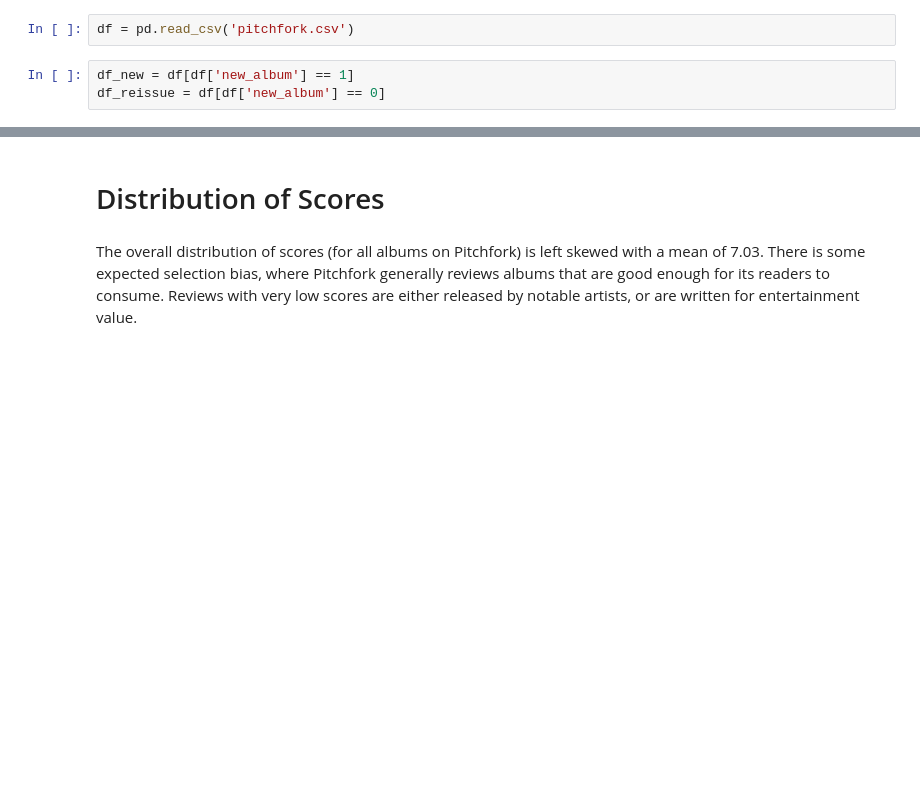
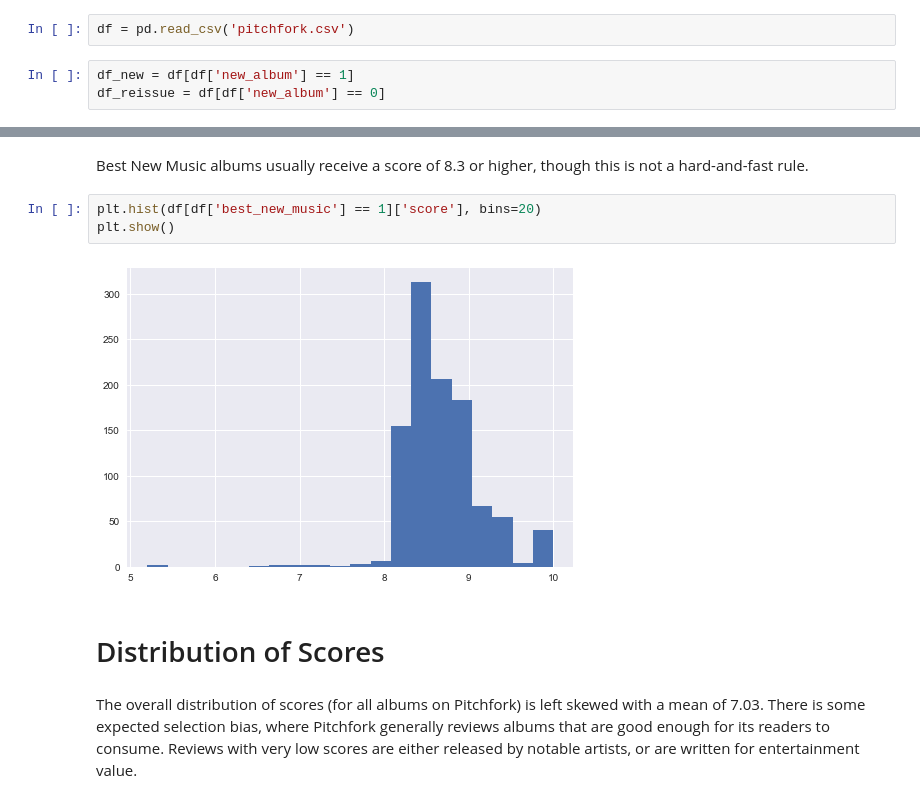
Before and after one commit to andrewjbashford/GalvanizeCapstone, a Jupyter notebook: EDA.ipynb, the cells around one changed output, grey strips where cells are left out. Drawn from its saved outputs; the diff is of its cells as text; blank space fills up the shorter version.

```diff
--- a/EDA.ipynb
+++ b/EDA.ipynb
@@ -115,3 +160,10 @@ df.head()
+# %% [markdown]
+Best New Music albums usually receive a score of 8.3 or higher, though this is not a hard-and-fast rule.
+# %%
+plt.hist(df[df['best_new_music'] == 1]['score'], bins=20)
+plt.show()
+# %% [output]
+[figure, added]
 # %% [markdown]
 # Distribution of Scores
 # %% [markdown]
```
Also changed, not shown: parts of 31 cells of this notebook.
